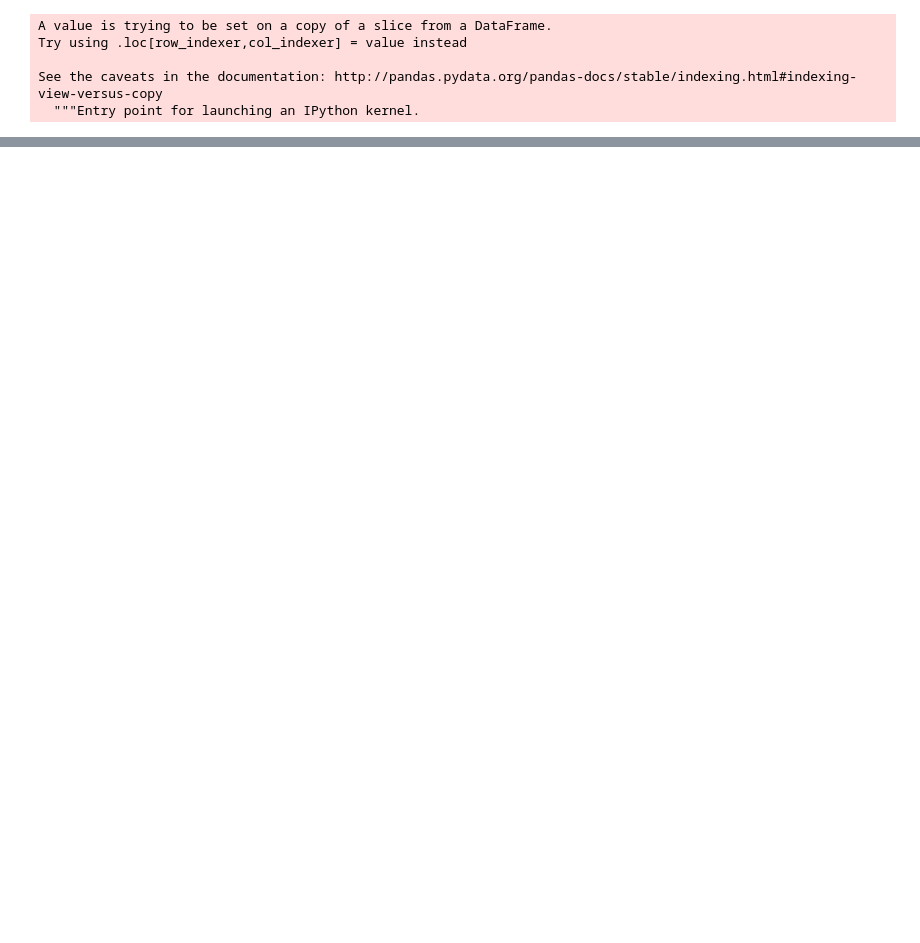
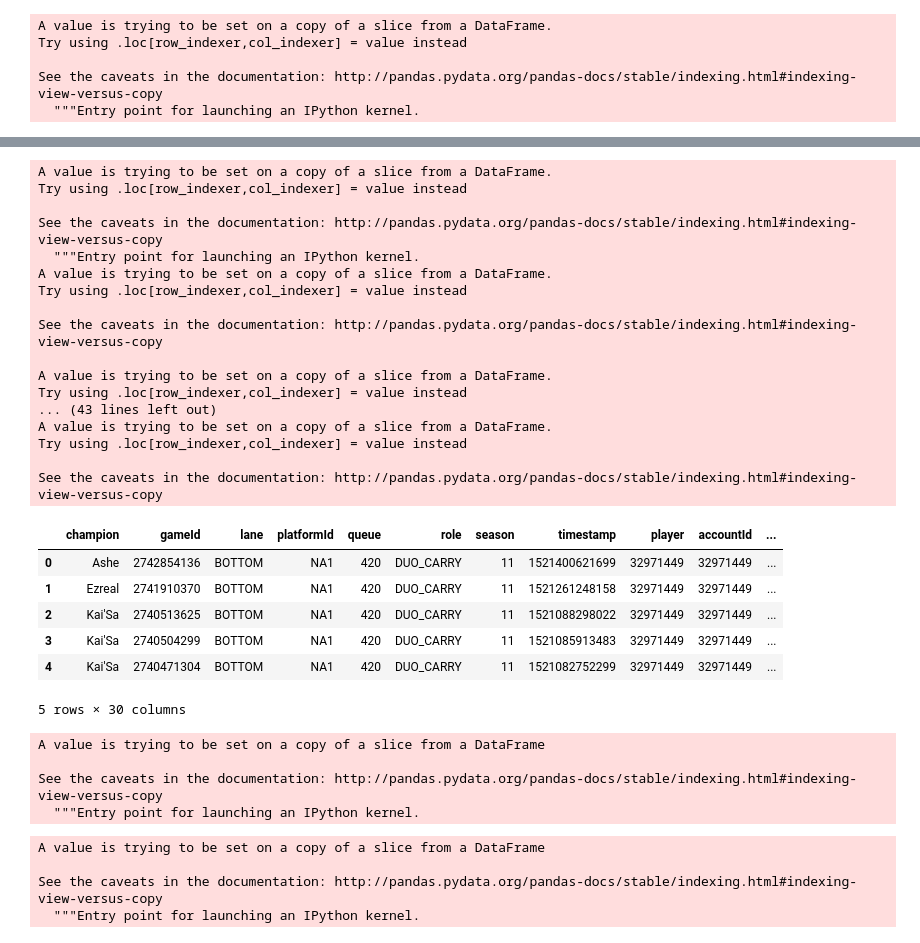
Before and after one commit to taeng999/lcs_stats, a Jupyter notebook: Riot API Calling.ipynb, the cells around one changed output, grey strips where cells are left out. Saved outputs shown, nothing was run; the diff lists cells and outputs as text; code cells hidden in the pictures; blank space fills up the shorter version.

Commit message:
Each match data

```diff
--- a/Riot API Calling.ipynb
+++ b/Riot API Calling.ipynb
@@ -330,0 +461,6 @@ doubleLift
+# %%
+pIDs = []
+for match in DL_matches:
+    participantID = getParticipantID(a=match, summonerName='Doublelift')
+    pIDs.append(participantID)
+pIDs
@@ -330,0 +506,7 @@ doubleLift
+# %%
+DL_PID = []
+for match in DL_matches:
+    participants = match['participantIdentities']
+    for participant in participants:
+        if (participant['player']['summonerName']=='Doublelift'):
+            DL_PID.append(participant['participantId'])
@@ -330,0 +517,2 @@ doubleLift
+# %%
+doubleLift['PID'] = DL_PID
@@ -330,0 +557,2 @@ doubleLift
+# %%
+doubleLift['primary_mastery_0'] = primary_mastery_0
@@ -330,0 +578,55 @@ doubleLift
+# %%
+doubleLift['k'] = k
+doubleLift['d'] = d
+doubleLift['a'] = a
+
+doubleLift['totalDamage'] = totalDamage
+doubleLift['primary_mastery_0'] = primary_mastery_0
+doubleLift['primary_mastery_1'] = primary_mastery_1
+doubleLift['primary_mastery_2'] = primary_mastery_2
+doubleLift['primary_mastery_3'] = primary_mastery_3
+doubleLift['secondary_mastery_0'] = secondary_mastery_0
+doubleLift['secondary_mastery_1'] = secondary_mastery_1
+
+doubleLift['win'] = win
+doubleLift['supplementary'] = game_id
+doubleLift.head()
+# %% [output]
+A value is trying to be set on a copy of a slice from a DataFrame.
+Try using .loc[row_indexer,col_indexer] = value instead
+
+See the caveats in the documentation: http://pandas.pydata.org/pandas-docs/stable/indexing.html#indexing-view-versus-copy
+  """Entry point for launching an IPython kernel.
+A value is trying to be set on a copy of a slice from a DataFrame.
+Try using .loc[row_indexer,col_indexer] = value instead
+
+See the caveats in the documentation: http://pandas.pydata.org/pandas-docs/stable/indexing.html#indexing-view-versus-copy
+
+A value is trying to be set on a copy of a slice from a DataFrame.
+Try using .loc[row_indexer,col_indexer] = value instead
+... (43 lines left out)
+A value is trying to be set on a copy of a slice from a DataFrame.
+Try using .loc[row_indexer,col_indexer] = value instead
+
+See the caveats in the documentation: http://pandas.pydata.org/pandas-docs/stable/indexing.html#indexing-view-versus-copy
+|  | champion | gameId | lane | platformId | queue | role | season | timestamp | player | accountId | ... |
+| 0 | Ashe | 2742854136 | BOTTOM | NA1 | 420 | DUO_CARRY | 11 | 1521400621699 | 32971449 | 32971449 | ... |
+| 1 | Ezreal | 2741910370 | BOTTOM | NA1 | 420 | DUO_CARRY | 11 | 1521261248158 | 32971449 | 32971449 | ... |
+| 2 | Kai'Sa | 2740513625 | BOTTOM | NA1 | 420 | DUO_CARRY | 11 | 1521088298022 | 32971449 | 32971449 | ... |
+| 3 | Kai'Sa | 2740504299 | BOTTOM | NA1 | 420 | DUO_CARRY | 11 | 1521085913483 | 32971449 | 32971449 | ... |
+| 4 | Kai'Sa | 2740471304 | BOTTOM | NA1 | 420 | DUO_CARRY | 11 | 1521082752299 | 32971449 | 32971449 | ... |
+5 rows × 30 columns
+# %%
+doubleLift.drop(['queue', 'supplementary', 'platformId'], axis=1, inplace=True)
+# %% [output]
+A value is trying to be set on a copy of a slice from a DataFrame
+
+See the caveats in the documentation: http://pandas.pydata.org/pandas-docs/stable/indexing.html#indexing-view-versus-copy
+  """Entry point for launching an IPython kernel.
+# %%
+doubleLift.drop('Won', axis=1, inplace=True)
+# %% [output]
+A value is trying to be set on a copy of a slice from a DataFrame
+
+See the caveats in the documentation: http://pandas.pydata.org/pandas-docs/stable/indexing.html#indexing-view-versus-copy
+  """Entry point for launching an IPython kernel.
```
Also changed, not shown: parts of 47 cells of this notebook.
